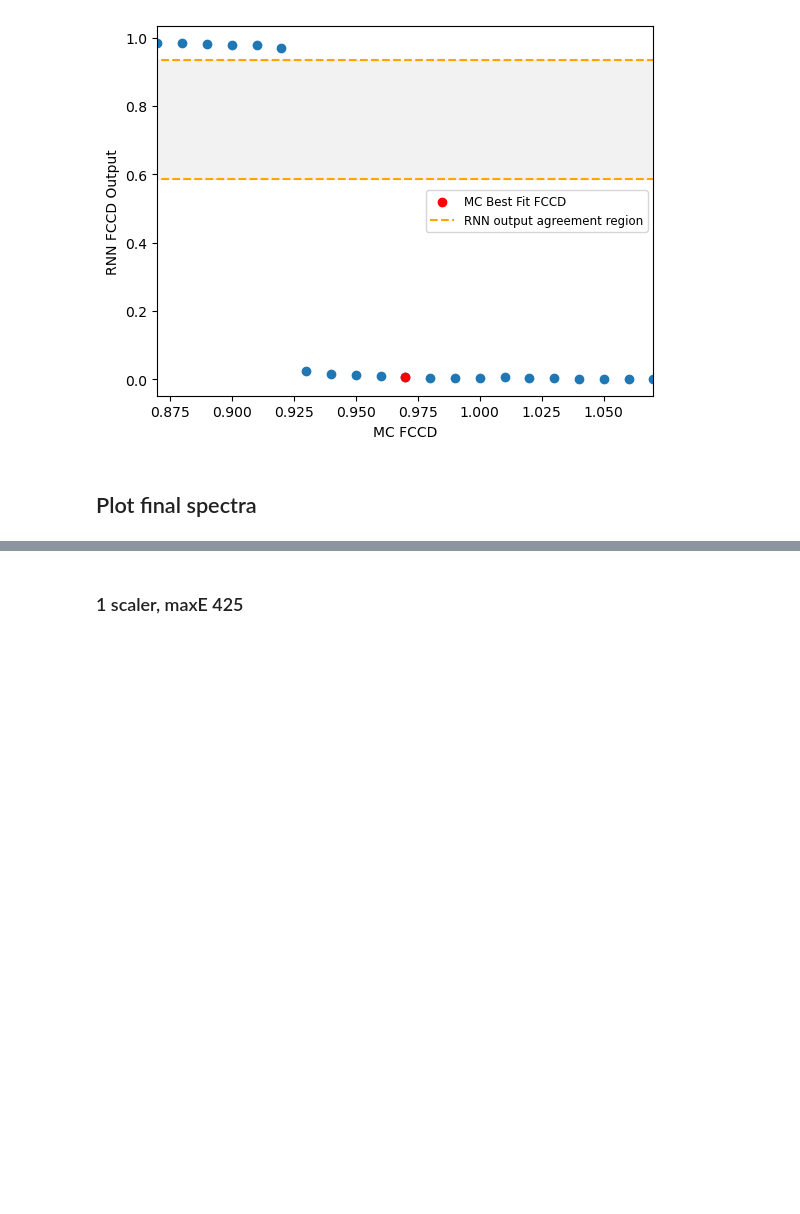
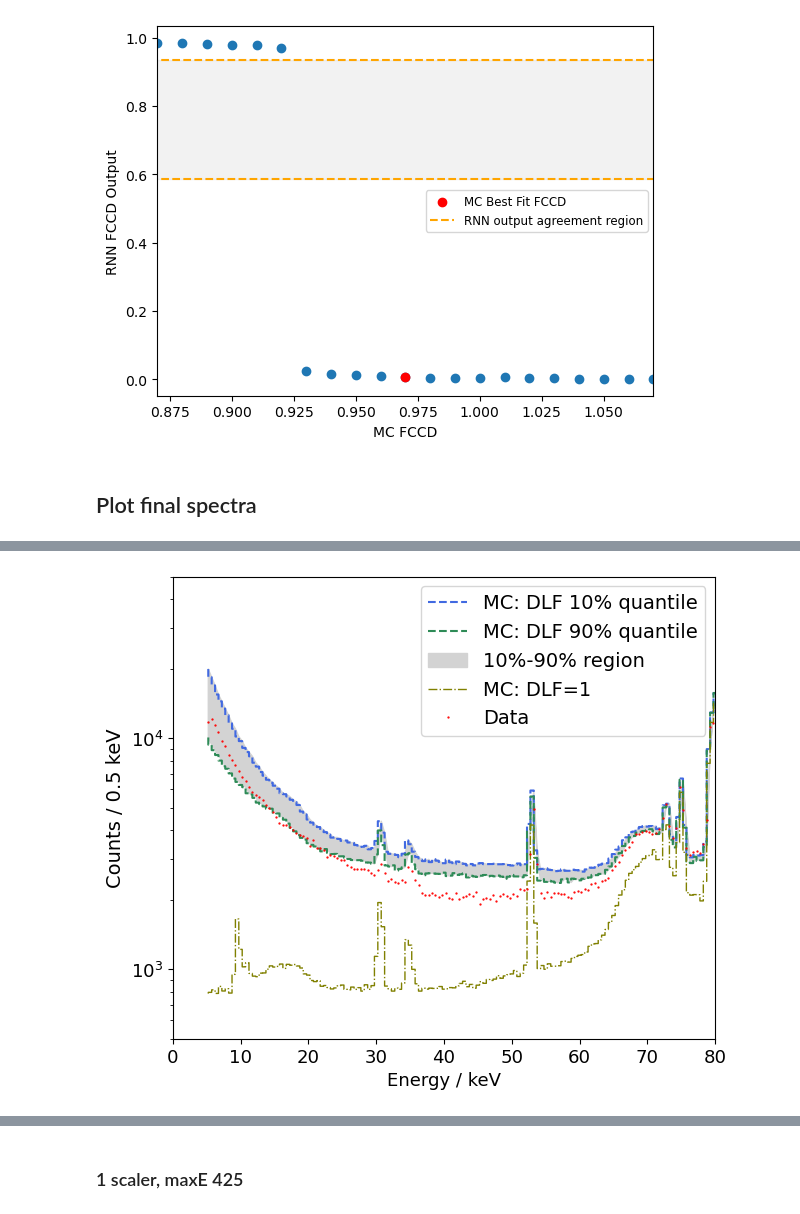
Before and after one commit to abialexander/RNN_DeadLayerFit, a Jupyter notebook: RNNperformance_RealData.ipynb, the cells around one changed output, grey strips where cells are left out. Cells and saved outputs as stored; diff of their text form; code cells hidden in the pictures; blank space fills up the shorter version.

```diff
--- a/RNNperformance_RealData.ipynb
+++ b/RNNperformance_RealData.ipynb
@@ -410,0 +425,36 @@ plt.show()
+# %%
+#LOW ENERGY
+fig, ax = plt.subplots(figsize=(7,6))
+binwidth = 0.5 #keV
+maxE=450
+bins = np.arange(5,maxE+binwidth,binwidth)
+bins_centres = np.delete(bins+binwidth/2,-1)
+
+ax.step(bins_centres, counts_q10, linestyle='dashed',linewidth=1.5,label="MC: DLF 10% quantile", color="royalblue" )
+# # ax.step(bins_centres, counts_q50, linestyle='-',linewidth=1.25,label="MC: DLF 50% quantile")
+ax.step(bins_centres, counts_q90, linestyle='dashed',linewidth=1.5,label="MC: DLF 90% quantile", color="seagreen")
+# # ax.step(bins_centres, counts_data, linestyle='-.',linewidth=1, color="red", label="Data")
+
+
+ax.fill_between(bins_centres, counts_q10, counts_q90, color="lightgrey", label="10%-90% region")
+
+ax.step(bins_centres, counts_DLF1, linestyle="dashdot",linewidth=1,label="MC: DLF=1", color="olive")
+
+ax.step(bins_centres, counts_data, marker=".", linestyle='None',ms=1.25, label="Data", color="red")
+
+
+
+# ax.plt(bins_centres, counts_data, marker='o', label="Data")
+
+ax.set_ylabel("Counts / "+str(binwidth)+" keV", fontsize=14)
+ax.set_yscale("log")
+ax.set_xlabel("Energy / keV", fontsize=13)
+ax.set_xlim(0,80)
+ax.set_ylim(0.5*10**3,0.5*10**5)
+ax.tick_params(axis='both', which='major', labelsize=13)
+ax.legend(fontsize=14)
+# ax.grid()
+# ax.minorticks_on()
+plt.show()
+# %% [output]
+[figure, added]
```
Also changed, not shown: parts of 3 cells of this notebook, 1 other file.
